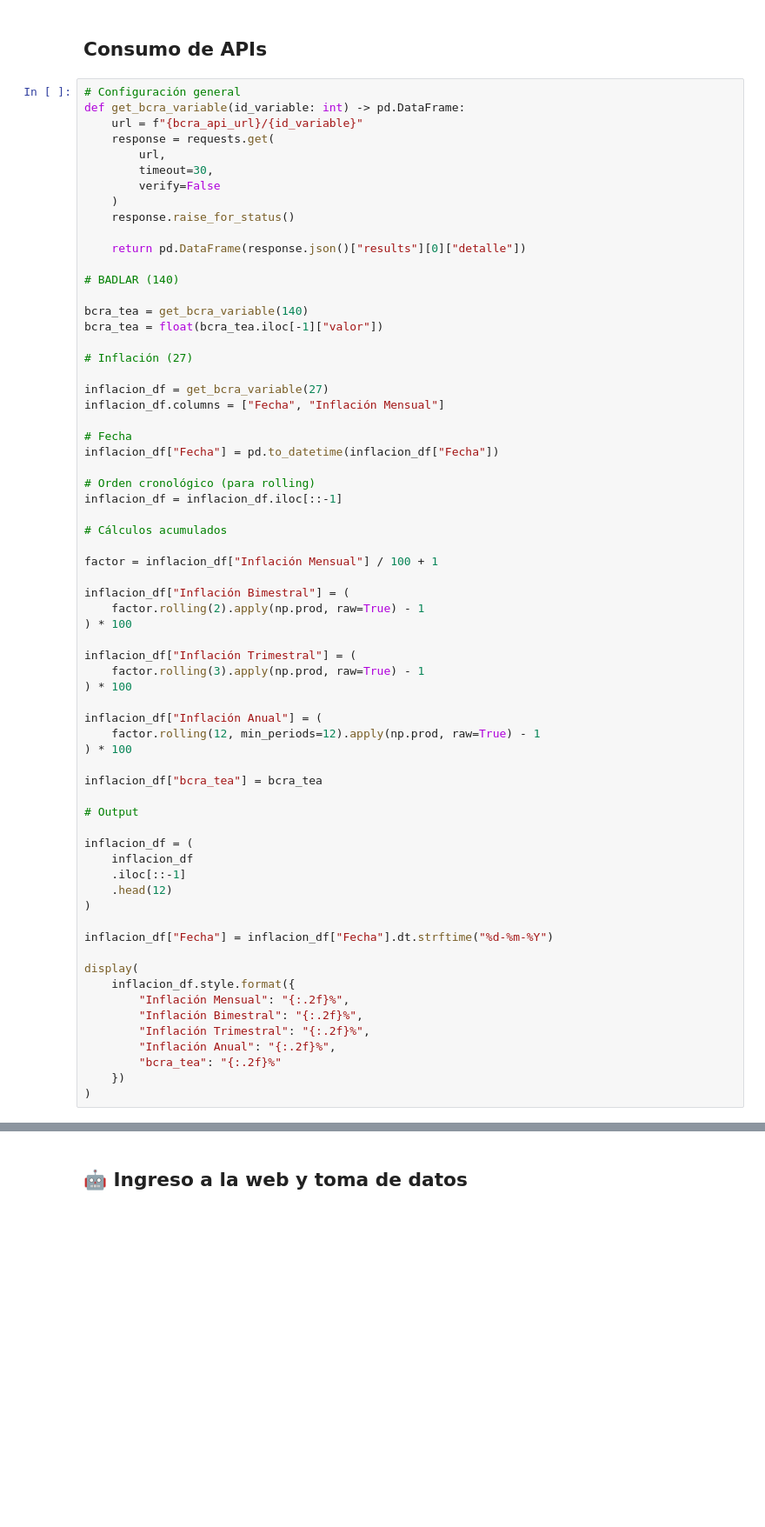
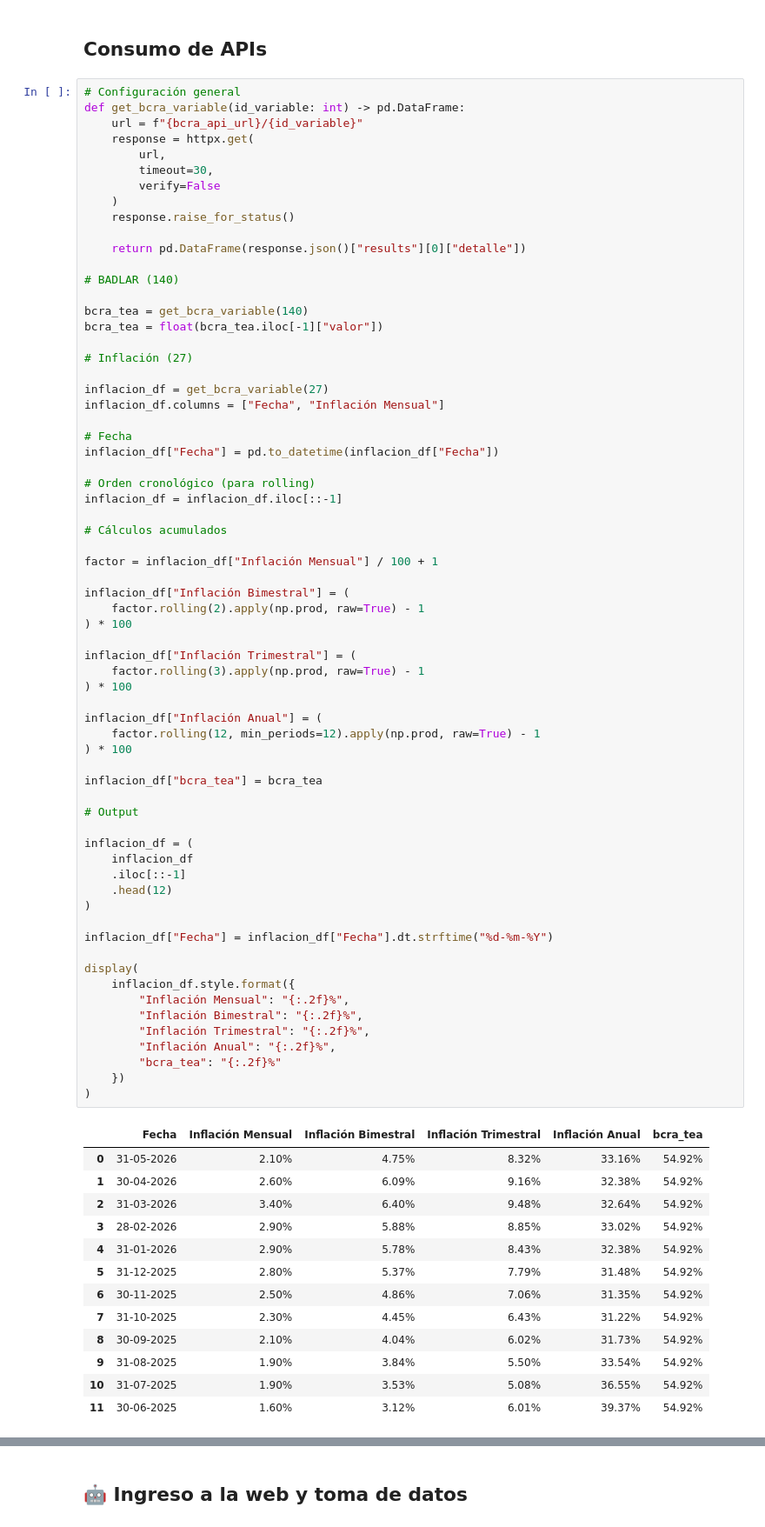
Before and after one commit to mauroemartinez/RPA-exchange-rate-scrapping-automatic-mailing, a Jupyter notebook: Argentinian_Macroeconomic_Automatic_Mailing.ipynb, the cells around one changed output, grey strips where cells are left out. Shown at 87% size. Cells and saved outputs as stored; diff of their text form; blank space fills up the shorter version.

```diff
--- a/Argentinian_Macroeconomic_Automatic_Mailing.ipynb
+++ b/Argentinian_Macroeconomic_Automatic_Mailing.ipynb
@@ -255,7 +250,7 @@ df.head()
 # Configuración general
 def get_bcra_variable(id_variable: int) -> pd.DataFrame:
     url = f"{bcra_api_url}/{id_variable}"
-    response = requests.get(
+    response = httpx.get(
         url,
         timeout=30,
         verify=False
@@ -290,33 +285,47 @@ inflacion_df["Inflación Bimestral"] = (
 
 inflacion_df["Inflación Trimestral"] = (
     factor.rolling(3).apply(np.prod, raw=True) - 1
 ) * 100
 
 inflacion_df["Inflación Anual"] = (
     factor.rolling(12, min_periods=12).apply(np.prod, raw=True) - 1
 ) * 100
 
 inflacion_df["bcra_tea"] = bcra_tea
 
 # Output
 
 inflacion_df = (
     inflacion_df
     .iloc[::-1]
     .head(12)
 )
 
 inflacion_df["Fecha"] = inflacion_df["Fecha"].dt.strftime("%d-%m-%Y")
 
 display(
     inflacion_df.style.format({
         "Inflación Mensual": "{:.2f}%",
         "Inflación Bimestral": "{:.2f}%",
         "Inflación Trimestral": "{:.2f}%",
         "Inflación Anual": "{:.2f}%",
         "bcra_tea": "{:.2f}%"
     })
 )
+# %% [output]
+|  | Fecha | Inflación Mensual | Inflación Bimestral | Inflación Trimestral | Inflación Anual | bcra_tea |
+| 0 | 31-05-2026 | 2.10% | 4.75% | 8.32% | 33.16% | 54.92% |
+| 1 | 30-04-2026 | 2.60% | 6.09% | 9.16% | 32.38% | 54.92% |
+| 2 | 31-03-2026 | 3.40% | 6.40% | 9.48% | 32.64% | 54.92% |
+| 3 | 28-02-2026 | 2.90% | 5.88% | 8.85% | 33.02% | 54.92% |
+| 4 | 31-01-2026 | 2.90% | 5.78% | 8.43% | 32.38% | 54.92% |
+| 5 | 31-12-2025 | 2.80% | 5.37% | 7.79% | 31.48% | 54.92% |
+| 6 | 30-11-2025 | 2.50% | 4.86% | 7.06% | 31.35% | 54.92% |
+| 7 | 31-10-2025 | 2.30% | 4.45% | 6.43% | 31.22% | 54.92% |
+| 8 | 30-09-2025 | 2.10% | 4.04% | 6.02% | 31.73% | 54.92% |
+| 9 | 31-08-2025 | 1.90% | 3.84% | 5.50% | 33.54% | 54.92% |
+| 10 | 31-07-2025 | 1.90% | 3.53% | 5.08% | 36.55% | 54.92% |
+| 11 | 30-06-2025 | 1.60% | 3.12% | 6.01% | 39.37% | 54.92% |
 # %%
 # Uso de la API de St Louis FED para obtener la tasa de interés de EEUU
 params = {
```
Also changed, not shown: parts of 24 cells of this notebook, 3 other files.
